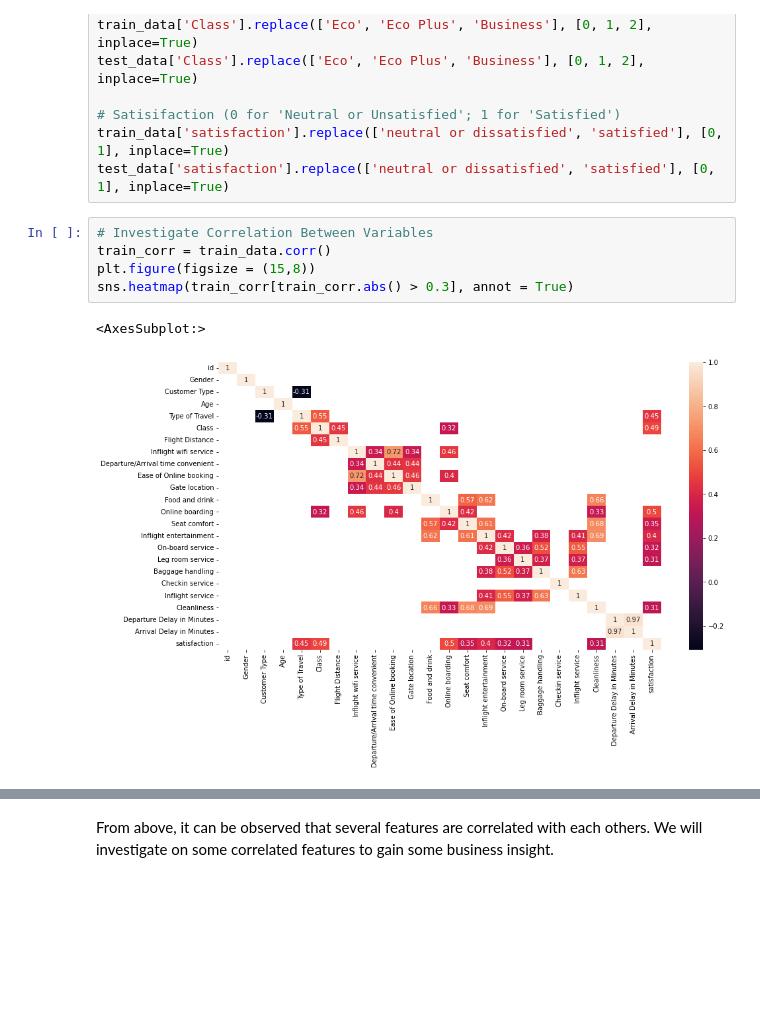
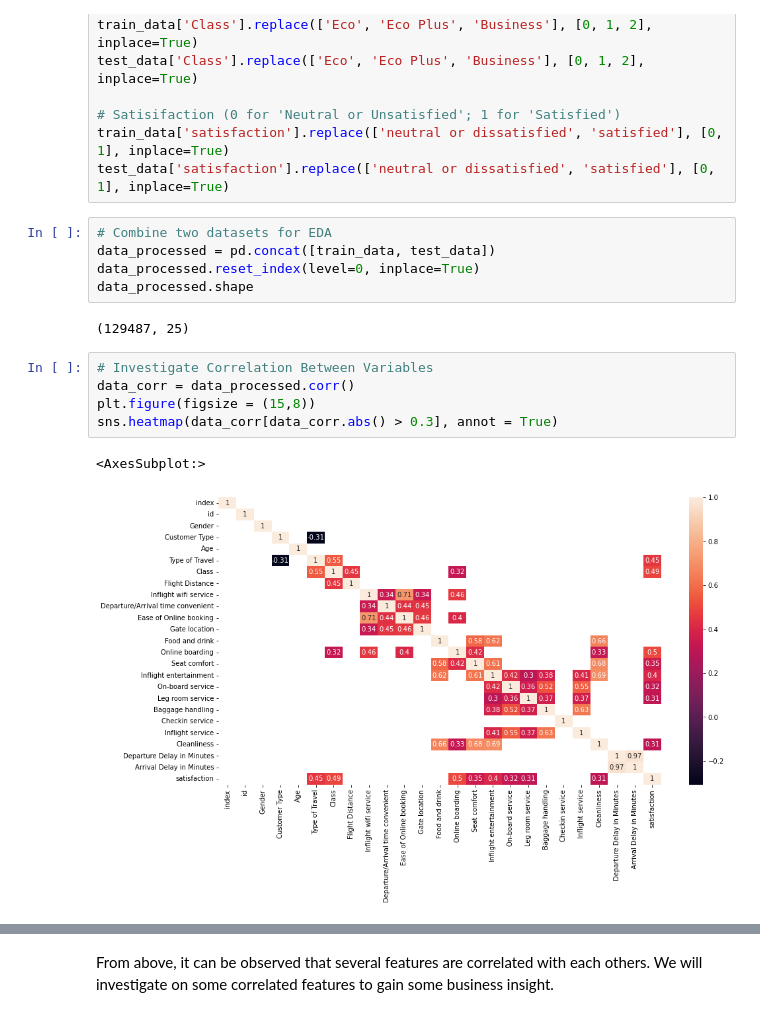
Before and after one commit to cgx242/Airline-Passenger-Satisfaction-Analysis, a Jupyter notebook: doc/Project with more EDA.ipynb, the cells around one changed output, grey strips where cells are left out. Cells and saved outputs as stored; diff of their text form; blank space fills up the shorter version.

```diff
--- a/doc/Project with more EDA.ipynb
+++ b/doc/Project with more EDA.ipynb
@@ -189,11 +190,18 @@ test_data['Class'].replace(['Eco', 'Eco Plus', 'Business'], [0, 1, 2], inplace=T
 # Satisifaction (0 for 'Neutral or Unsatisfied'; 1 for 'Satisfied')
 train_data['satisfaction'].replace(['neutral or dissatisfied', 'satisfied'], [0, 1], inplace=True)
 test_data['satisfaction'].replace(['neutral or dissatisfied', 'satisfied'], [0, 1], inplace=True)
+# %%
+# Combine two datasets for EDA
+data_processed = pd.concat([train_data, test_data])
+data_processed.reset_index(level=0, inplace=True)
+data_processed.shape
+# %% [output]
+(129487, 25)
 # %%
 # Investigate Correlation Between Variables
-train_corr = train_data.corr()
+data_corr = data_processed.corr()
 plt.figure(figsize = (15,8))
-sns.heatmap(train_corr[train_corr.abs() > 0.3], annot = True)
+sns.heatmap(data_corr[data_corr.abs() > 0.3], annot = True)
 # %% [output]
 <AxesSubplot:>
-[figure, old version]
+[figure, new version]
```
Also changed, not shown: parts of 29 cells of this notebook.
